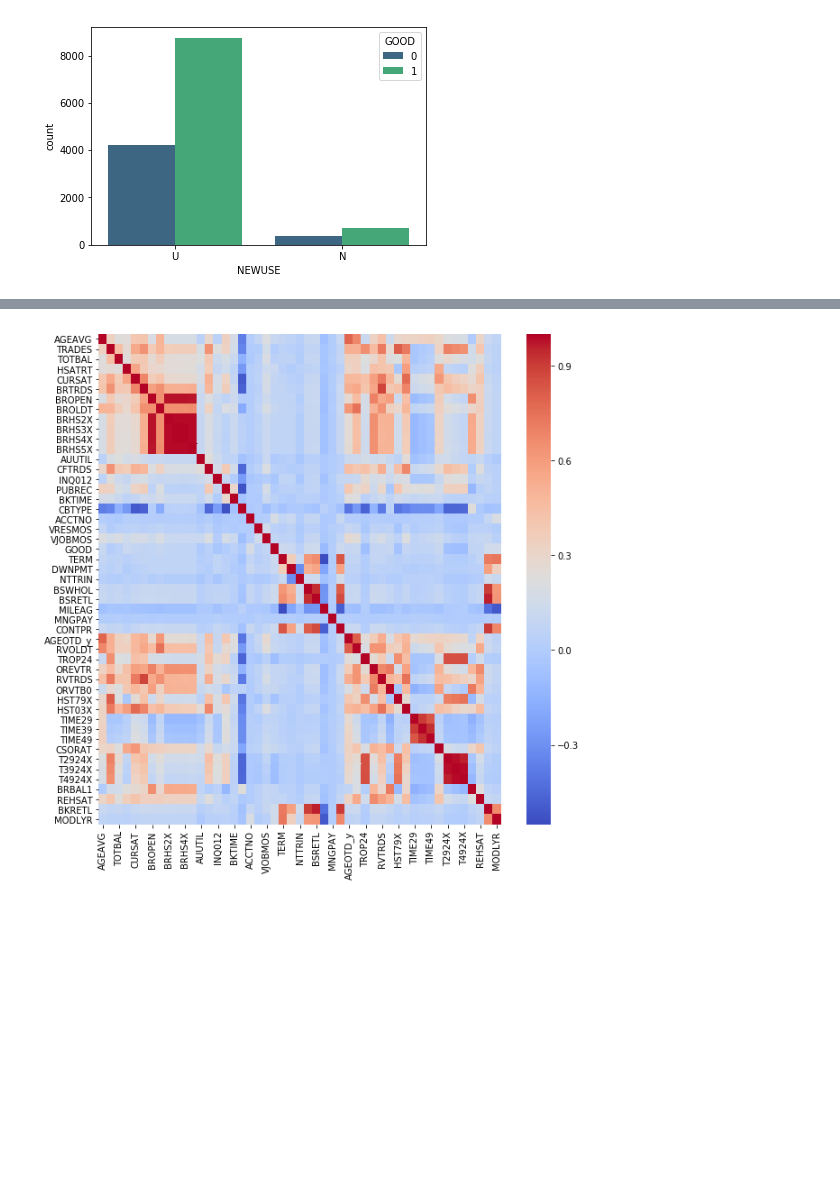
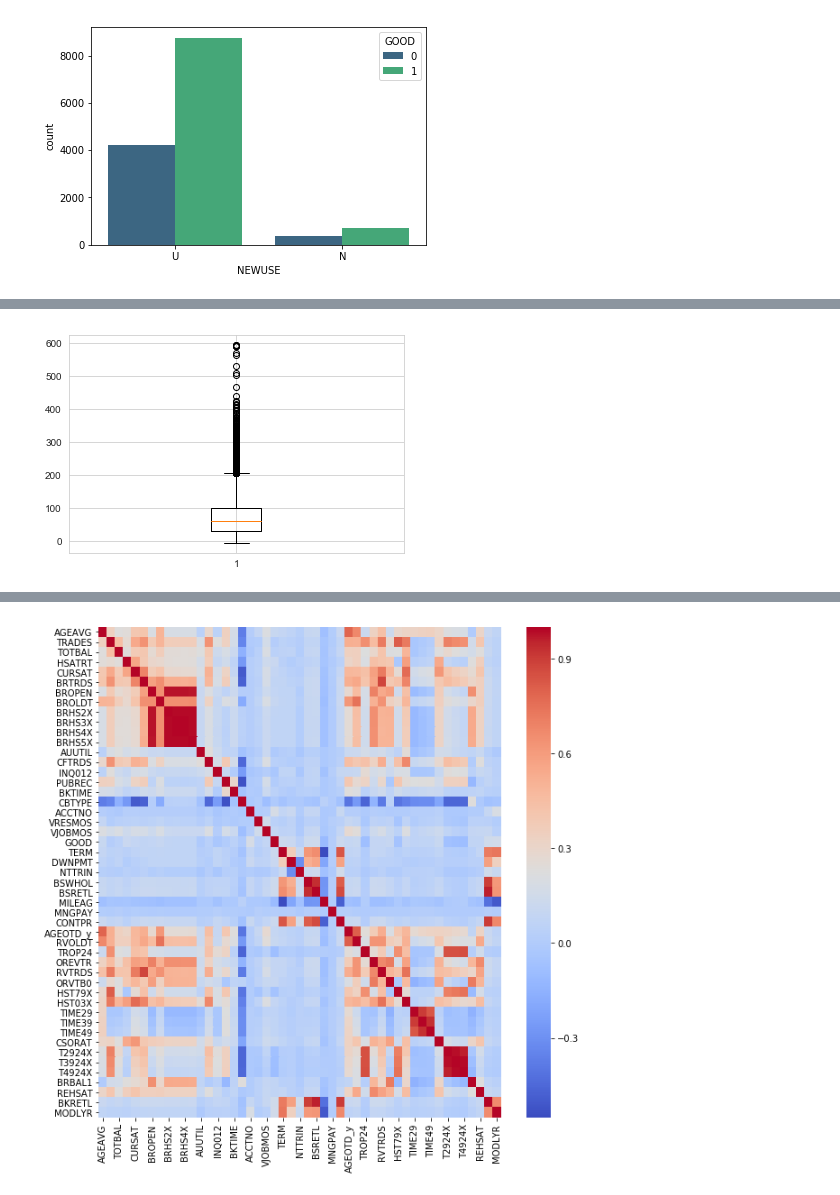
Before and after one commit to MehdiMahmoodi/Data_Mining, a Jupyter notebook: Loading_Merging_cleaning_visualizing Data.ipynb, the cells around one changed output, grey strips where cells are left out. Saved outputs shown, nothing was run; the diff lists cells and outputs as text; code cells hidden in the pictures; blank space fills up the shorter version.

```diff
--- a/Loading_Merging_cleaning_visualizing Data.ipynb
+++ b/Loading_Merging_cleaning_visualizing Data.ipynb
@@ -278,0 +477,4 @@ sns.countplot('NEWUSE',data=df,hue='GOOD',palette='viridis')
+# %%
+plt.boxplot(df['AGEOTD_y']);
+# %% [output]
+[figure, added]
```
Also changed, not shown: parts of 38 cells of this notebook, 6 other files.
